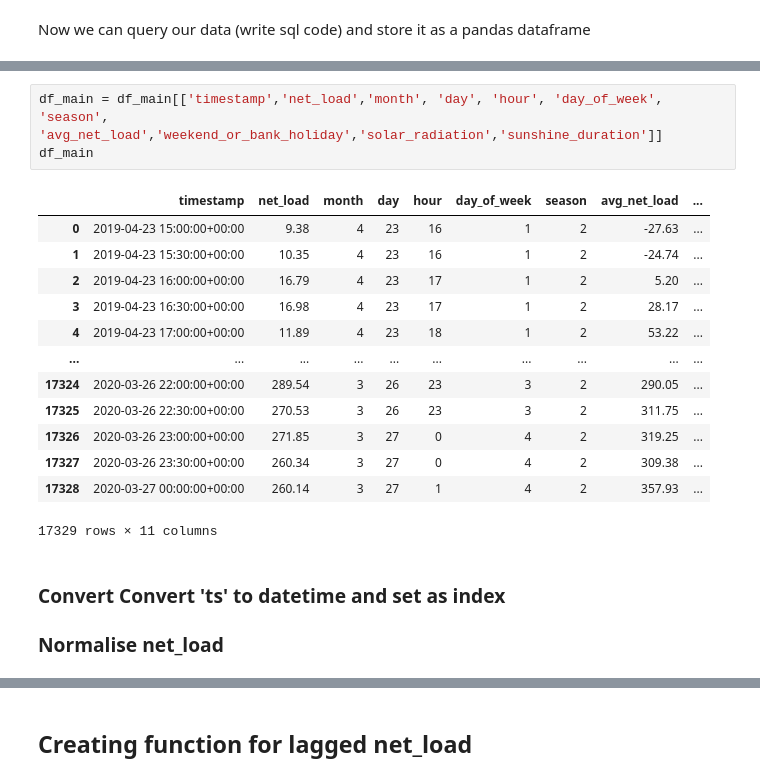
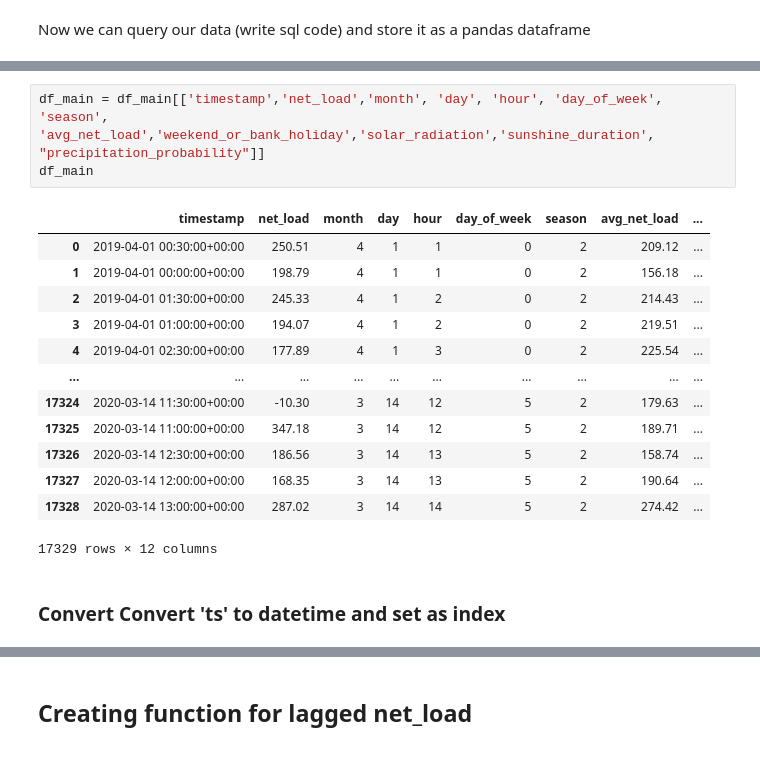
Before and after one commit to dguiraldes/aml_project, a Jupyter notebook: Zora RF_6_tidy_30m_weather data_input_v3_clean.ipynb, the cells around one changed output, grey strips where cells are left out. Cells and saved outputs as stored; diff of their text form.

```diff
--- a/Zora RF_6_tidy_30m_weather data_input_v3_clean.ipynb
+++ b/Zora RF_6_tidy_30m_weather data_input_v3_clean.ipynb
@@ -103,25 +104,23 @@ df_main
 17329 rows × 21 columns
 # %%
-df_main = df_main[['timestamp','net_load','month', 'day', 'hour', 'day_of_week', 'season', 'avg_net_load','weekend_or_bank_holiday','solar_radiation','sunshine_duration']]
+df_main = df_main[['timestamp','net_load','month', 'day', 'hour', 'day_of_week', 'season', 'avg_net_load','weekend_or_bank_holiday','solar_radiation','sunshine_duration', "precipitation_probability"]]
 df_main
 # %% [output]
 |  | timestamp | net_load | month | day | hour | day_of_week | season | avg_net_load | ... |
-| 0 | 2019-04-23 15:00:00+00:00 | 9.38 | 4 | 23 | 16 | 1 | 2 | -27.63 | ... |
-| 1 | 2019-04-23 15:30:00+00:00 | 10.35 | 4 | 23 | 16 | 1 | 2 | -24.74 | ... |
-| 2 | 2019-04-23 16:00:00+00:00 | 16.79 | 4 | 23 | 17 | 1 | 2 | 5.20 | ... |
-| 3 | 2019-04-23 16:30:00+00:00 | 16.98 | 4 | 23 | 17 | 1 | 2 | 28.17 | ... |
-| 4 | 2019-04-23 17:00:00+00:00 | 11.89 | 4 | 23 | 18 | 1 | 2 | 53.22 | ... |
+| 0 | 2019-04-01 00:30:00+00:00 | 250.51 | 4 | 1 | 1 | 0 | 2 | 209.12 | ... |
+| 1 | 2019-04-01 00:00:00+00:00 | 198.79 | 4 | 1 | 1 | 0 | 2 | 156.18 | ... |
+| 2 | 2019-04-01 01:30:00+00:00 | 245.33 | 4 | 1 | 2 | 0 | 2 | 214.43 | ... |
+| 3 | 2019-04-01 01:00:00+00:00 | 194.07 | 4 | 1 | 2 | 0 | 2 | 219.51 | ... |
+| 4 | 2019-04-01 02:30:00+00:00 | 177.89 | 4 | 1 | 3 | 0 | 2 | 225.54 | ... |
 | ... | ... | ... | ... | ... | ... | ... | ... | ... | ... |
-| 17324 | 2020-03-26 22:00:00+00:00 | 289.54 | 3 | 26 | 23 | 3 | 2 | 290.05 | ... |
-| 17325 | 2020-03-26 22:30:00+00:00 | 270.53 | 3 | 26 | 23 | 3 | 2 | 311.75 | ... |
-| 17326 | 2020-03-26 23:00:00+00:00 | 271.85 | 3 | 27 | 0 | 4 | 2 | 319.25 | ... |
-| 17327 | 2020-03-26 23:30:00+00:00 | 260.34 | 3 | 27 | 0 | 4 | 2 | 309.38 | ... |
-| 17328 | 2020-03-27 00:00:00+00:00 | 260.14 | 3 | 27 | 1 | 4 | 2 | 357.93 | ... |
+| 17324 | 2020-03-14 11:30:00+00:00 | -10.30 | 3 | 14 | 12 | 5 | 2 | 179.63 | ... |
+| 17325 | 2020-03-14 11:00:00+00:00 | 347.18 | 3 | 14 | 12 | 5 | 2 | 189.71 | ... |
+| 17326 | 2020-03-14 12:30:00+00:00 | 186.56 | 3 | 14 | 13 | 5 | 2 | 158.74 | ... |
+| 17327 | 2020-03-14 12:00:00+00:00 | 168.35 | 3 | 14 | 13 | 5 | 2 | 190.64 | ... |
+| 17328 | 2020-03-14 13:00:00+00:00 | 287.02 | 3 | 14 | 14 | 5 | 2 | 274.42 | ... |
-17329 rows × 11 columns
+17329 rows × 12 columns
 # %% [markdown]
 ### Convert Convert 'ts' to datetime and set as index
-
-### Normalise net_load
 # %%
 df_main.rename(columns={'timestamp':'ts'},inplace=True)
 df_main['ts'] = pd.to_datetime(df_main['ts'])
```
Also changed, not shown: parts of 42 cells of this notebook.
